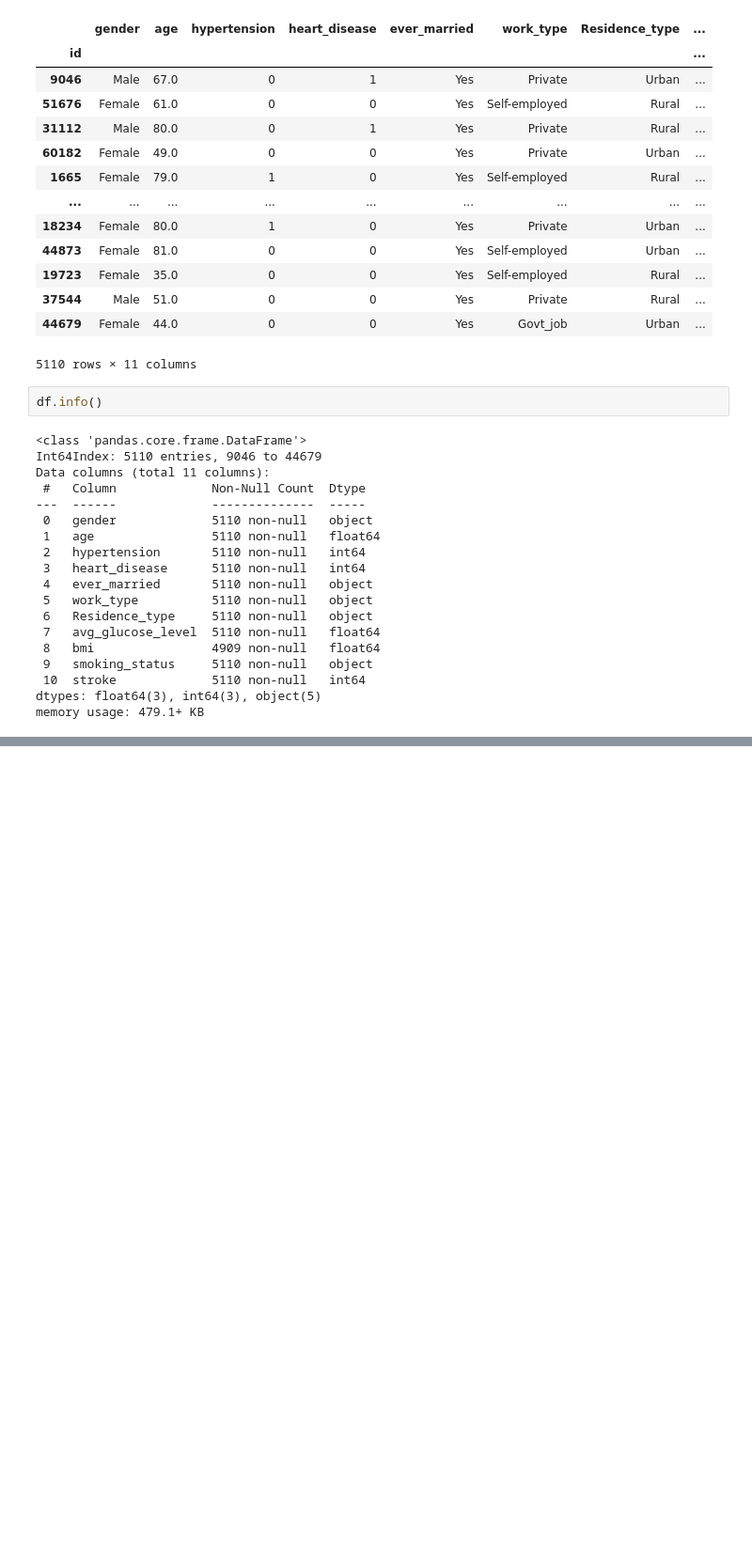
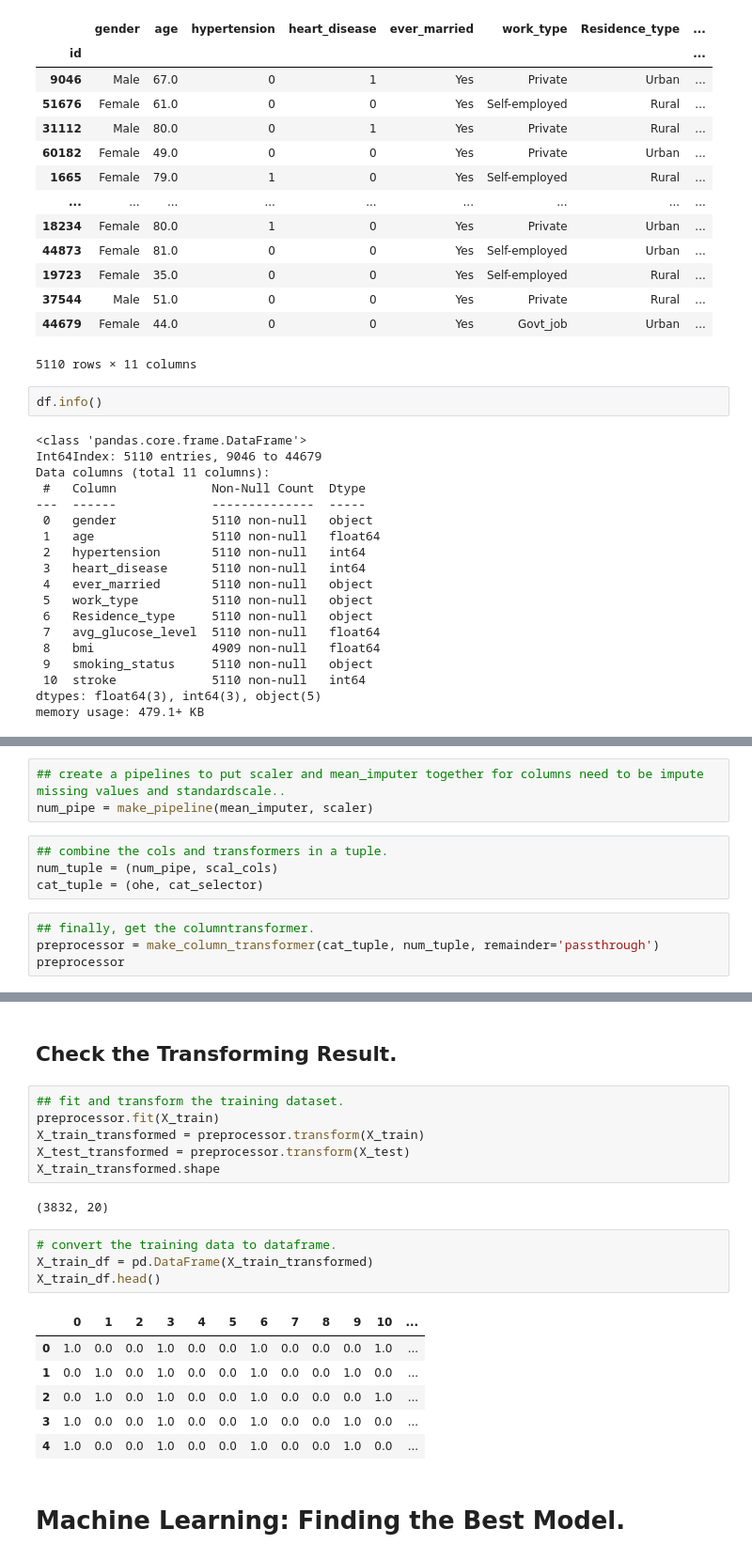
Before and after one commit to QianFu520/Machine-Learning-Stroke-Prediction, a Jupyter notebook: Machine Learning.ipynb, the cells around one changed output, grey strips where cells are left out. Shown at 94% size. Cells and saved outputs as stored; diff of their text form; blank space fills up the shorter version.

```diff
--- a/Machine Learning.ipynb
+++ b/Machine Learning.ipynb
@@ -60,0 +108,11 @@ memory usage: 479.1+ KB
+# %%
+## create a pipelines to put scaler and mean_imputer together for columns need to be impute missing values and standardscale..
+num_pipe = make_pipeline(mean_imputer, scaler)
+# %%
+## combine the cols and transformers in a tuple.
+num_tuple = (num_pipe, scal_cols)
+cat_tuple = (ohe, cat_selector)
+# %%
+## finally, get the columntransformer.
+preprocessor = make_column_transformer(cat_tuple, num_tuple, remainder='passthrough')
+preprocessor
@@ -60,0 +131,23 @@ memory usage: 479.1+ KB
+# %% [markdown]
+## Check the Transforming Result.
+# %%
+## fit and transform the training dataset.
+preprocessor.fit(X_train)
+X_train_transformed = preprocessor.transform(X_train)
+X_test_transformed = preprocessor.transform(X_test)
+X_train_transformed.shape
+# %% [output]
+(3832, 20)
+# %%
+# convert the training data to dataframe.
+X_train_df = pd.DataFrame(X_train_transformed)
+X_train_df.head()
+# %% [output]
+|  | 0 | 1 | 2 | 3 | 4 | 5 | 6 | 7 | 8 | 9 | 10 | ... |
+| 0 | 1.0 | 0.0 | 0.0 | 1.0 | 0.0 | 0.0 | 1.0 | 0.0 | 0.0 | 0.0 | 1.0 | ... |
+| 1 | 0.0 | 1.0 | 0.0 | 1.0 | 0.0 | 0.0 | 1.0 | 0.0 | 0.0 | 1.0 | 0.0 | ... |
+| 2 | 0.0 | 1.0 | 0.0 | 1.0 | 0.0 | 0.0 | 1.0 | 0.0 | 0.0 | 0.0 | 1.0 | ... |
+| 3 | 1.0 | 0.0 | 0.0 | 1.0 | 0.0 | 0.0 | 1.0 | 0.0 | 0.0 | 1.0 | 0.0 | ... |
+| 4 | 1.0 | 0.0 | 0.0 | 1.0 | 0.0 | 0.0 | 1.0 | 0.0 | 0.0 | 1.0 | 0.0 | ... |
+# %% [markdown]
+# Machine Learning: Finding the Best Model.
```
Also changed, not shown: parts of 7 cells of this notebook.
